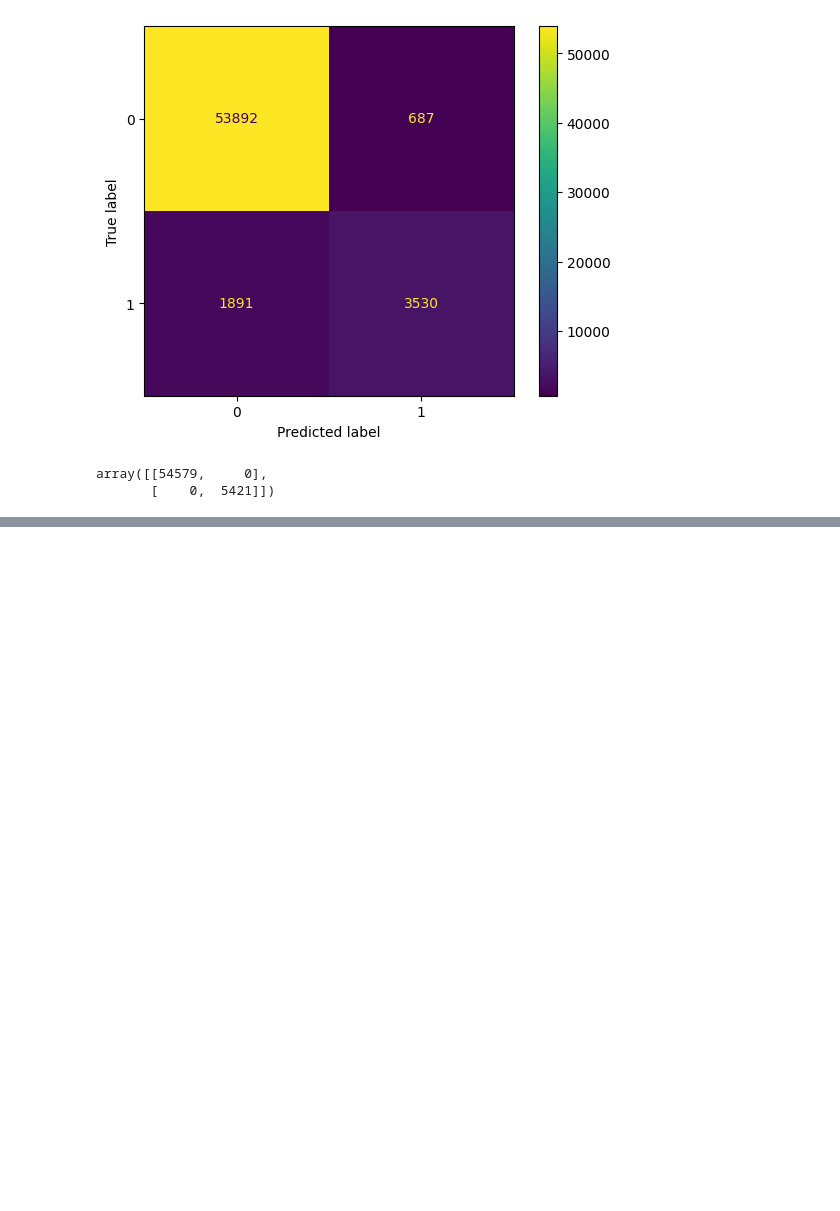
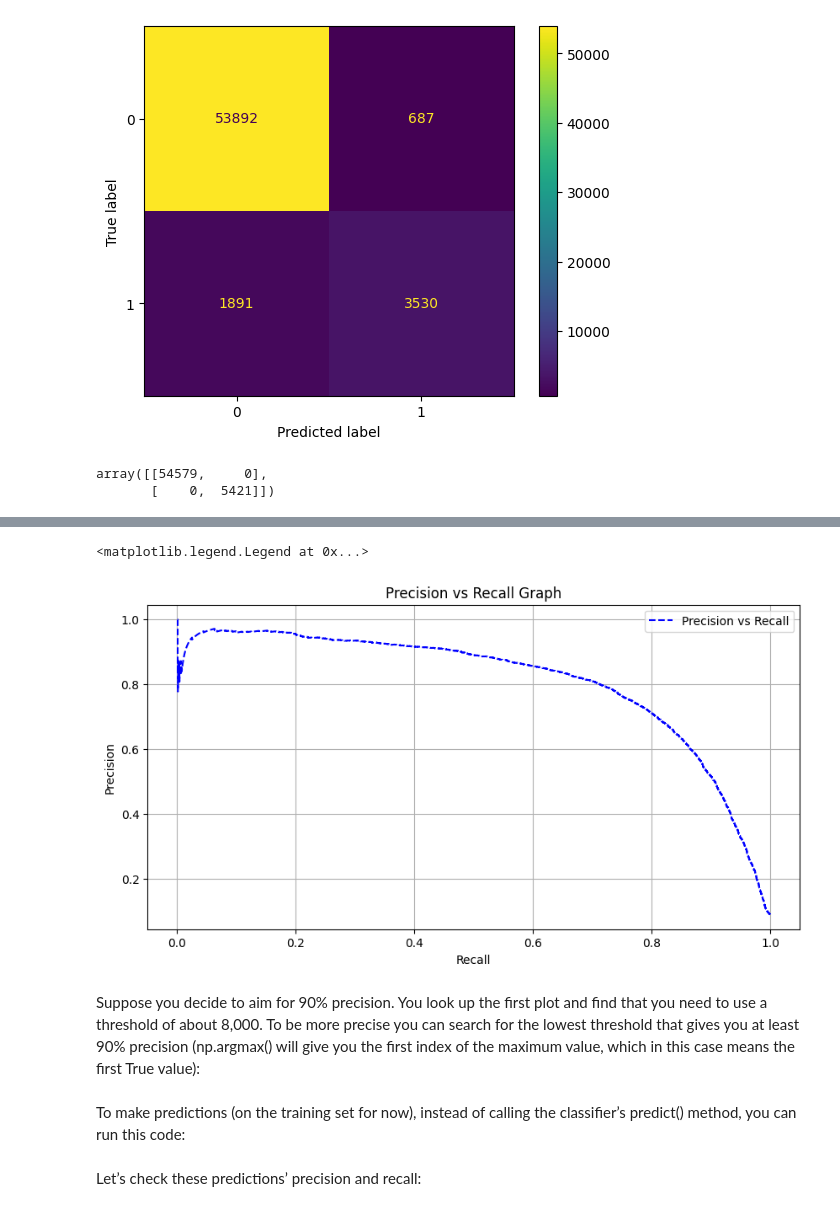
Before and after one commit to tech-ml-quant-luv/machine_learning, a Jupyter notebook: Hands_on_machine_learning_book/lesson_3_classification.ipynb, the cells around one changed output, grey strips where cells are left out. Cells and saved outputs as stored; diff of their text form; code cells hidden in the pictures; blank space fills up the shorter version.

```diff
--- a/Hands_on_machine_learning_book/lesson_3_classification.ipynb
+++ b/Hands_on_machine_learning_book/lesson_3_classification.ipynb
@@ -169,0 +237,16 @@ array([[54579,     0],
+# %%
+fig,ax = plt.subplots(figsize=(10,5))
+plt.plot(recalls[:-1],precisions[:-1], "b--", label="Precision vs Recall")
+plt.xlabel("Recall")
+plt.ylabel("Precision")
+plt.title("Precision vs Recall Graph")
+plt.grid()
+plt.legend()
+# %% [output]
+<matplotlib.legend.Legend at 0x...>
+[figure, added]
+# %% [markdown]
+Suppose you decide to aim for 90% precision. You look up the first plot and find that
+you need to use a threshold of about 8,000. To be more precise you can search for the
+lowest threshold that gives you at least 90% precision (np.argmax() will give you the
+first index of the maximum value, which in this case means the first True value):
@@ -169,0 +255,3 @@ array([[54579,     0],
+# %% [markdown]
+To make predictions (on the training set for now), instead of calling the classifier’s
+predict() method, you can run this code:
@@ -169,0 +260,2 @@ array([[54579,     0],
+# %% [markdown]
+Let’s check these predictions’ precision and recall:
```
Also changed, not shown: parts of 21 cells of this notebook, 1 other file.
